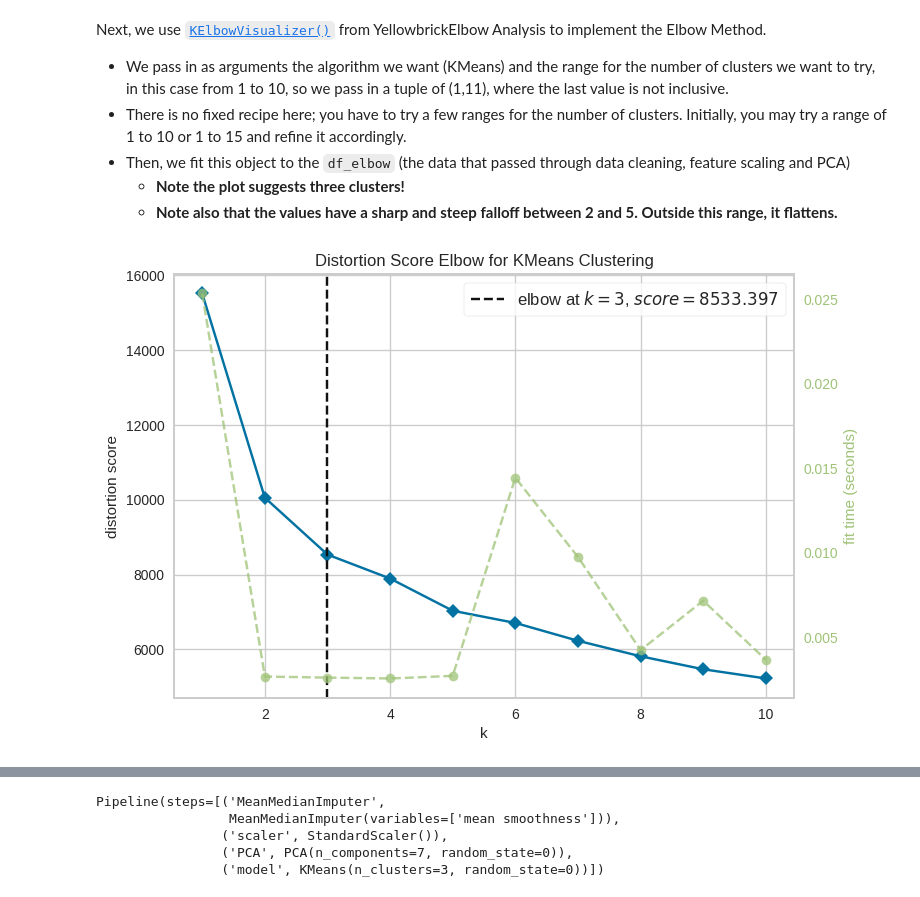
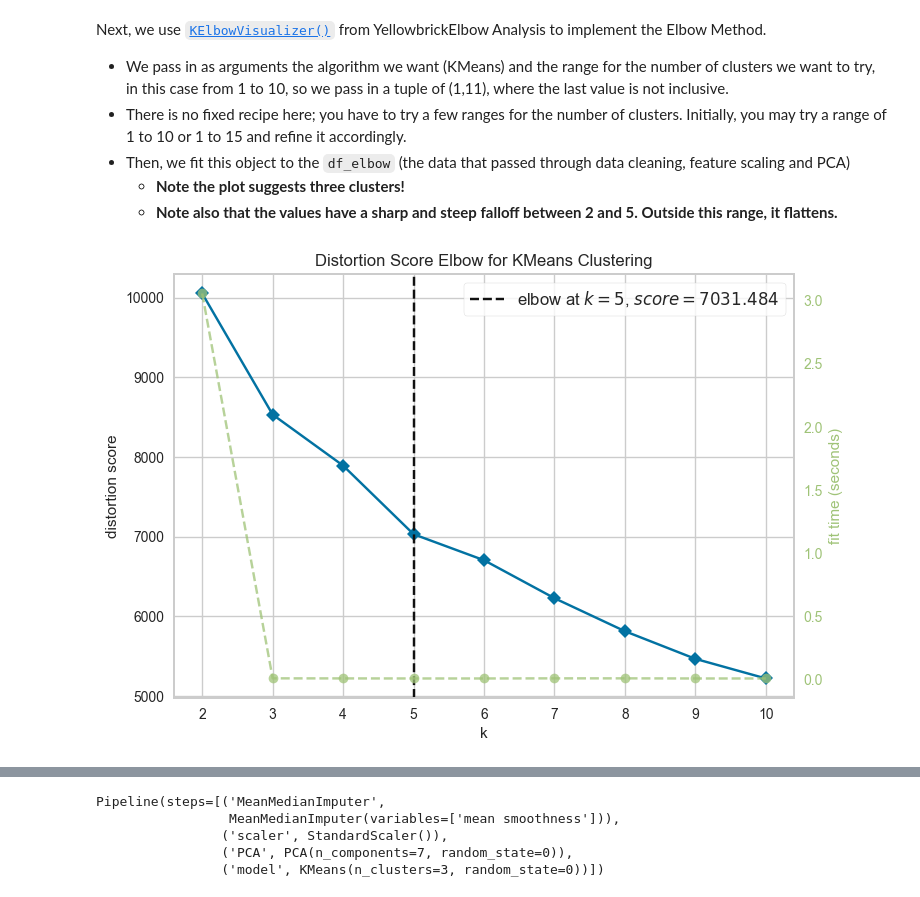
Before and after one commit to RSE1982/sept2025_DBC, a Jupyter notebook: 14-k-means-clustering/topic-1-cluster/notebook.ipynb, the cells around one changed output, grey strips where cells are left out. Cells and saved outputs as stored; diff of their text form; code cells hidden in the pictures.

```diff
--- a/14-k-means-clustering/topic-1-cluster/notebook.ipynb
+++ b/14-k-means-clustering/topic-1-cluster/notebook.ipynb
@@ -366,12 +366,16 @@ Next, we use [`KElbowVisualizer()`](https://www.scikit-yb.org/en/latest/api/clus
 # %%
 from yellowbrick.cluster import KElbowVisualizer
 
-visualizer = KElbowVisualizer(KMeans(random_state=0), k=(1,11))
+visualizer = KElbowVisualizer(
+    KMeans(random_state=0, n_init="auto"),
+    k=(2, 11),
+    force_model=True
+)
 visualizer.fit(df_analysis)
 visualizer.show()
 plt.show()
 # %% [output]
-[figure, old version]
+[figure, new version]
 # %% [markdown]
 <img width="3%" height="3%" align="top"  src=" https://codeinstitute.s3.amazonaws.com/predictive_analytics/jupyter_notebook_icons/Challenge%20test.png
 ">
```
Also changed, not shown: parts of 2 cells of this notebook.
